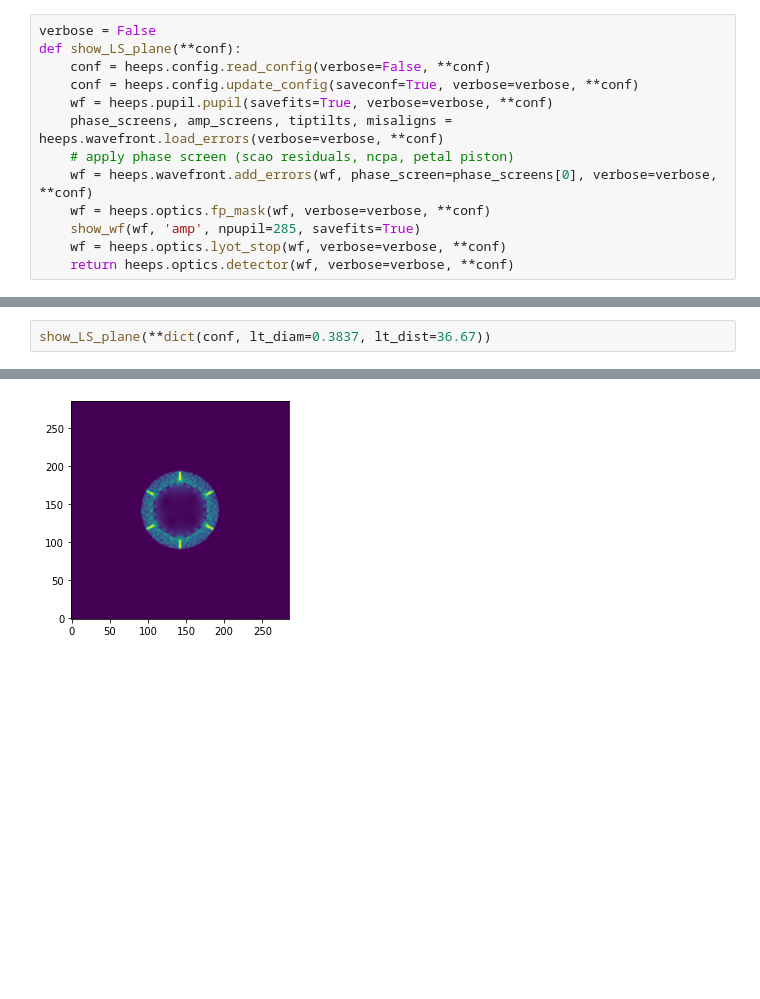
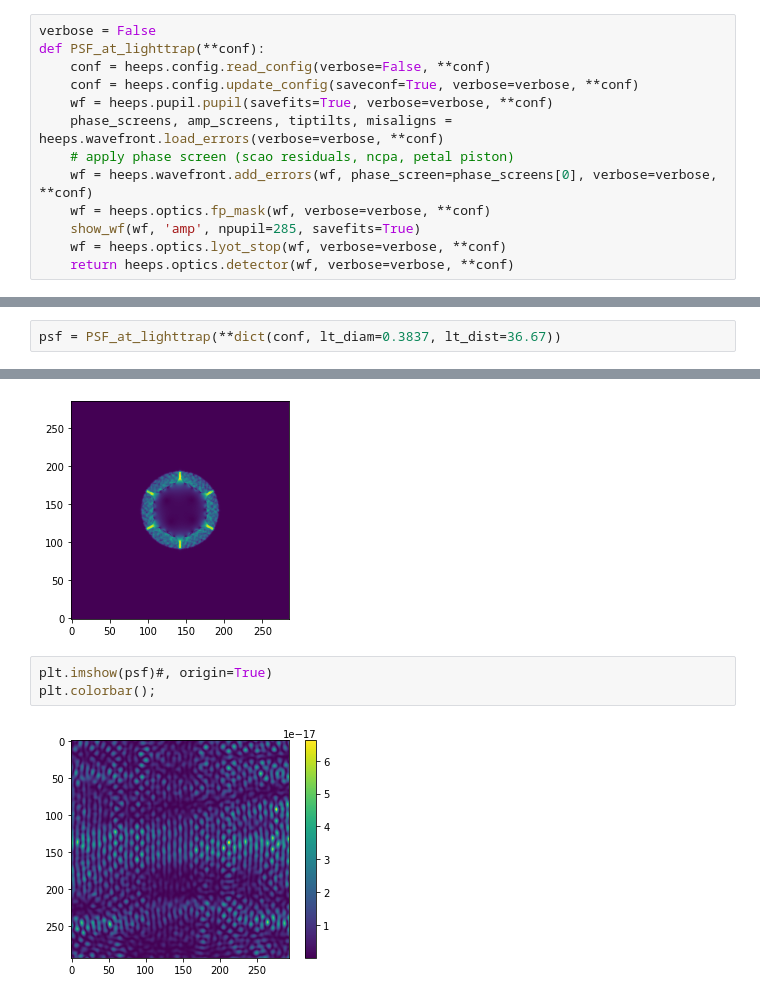
Before and after one commit to vortex-exoplanet/HEEPS, a Jupyter notebook: tools/light_trap.ipynb, the cells around one changed output, grey strips where cells are left out. Drawn from its saved outputs; the diff is of its cells as text; blank space fills up the shorter version.

```diff
--- a/tools/light_trap.ipynb
+++ b/tools/light_trap.ipynb
@@ -15,7 +15,7 @@ conf = dict(
 )
 # %%
 verbose = False
-def show_LS_plane(**conf):
+def PSF_at_lighttrap(**conf):
     conf = heeps.config.read_config(verbose=False, **conf)
     conf = heeps.config.update_config(saveconf=True, verbose=verbose, **conf)
     wf = heeps.pupil.pupil(savefits=True, verbose=verbose, **conf)
@@ -62,7 +62,12 @@ show_LS_plane(**dict(conf, lt_diam=1, lt_dist=658.6))
 no light trap
 [figure]
 # %%
-show_LS_plane(**dict(conf, lt_diam=0.3837, lt_dist=36.67))
+psf = PSF_at_lighttrap(**dict(conf, lt_diam=0.3837, lt_dist=36.67))
 # %% [output]
 light trap
 [figure]
+# %%
+plt.imshow(psf)#, origin=True)
+plt.colorbar();
+# %% [output]
+[figure, added]
```
Also changed, not shown: parts of 9 cells of this notebook.
